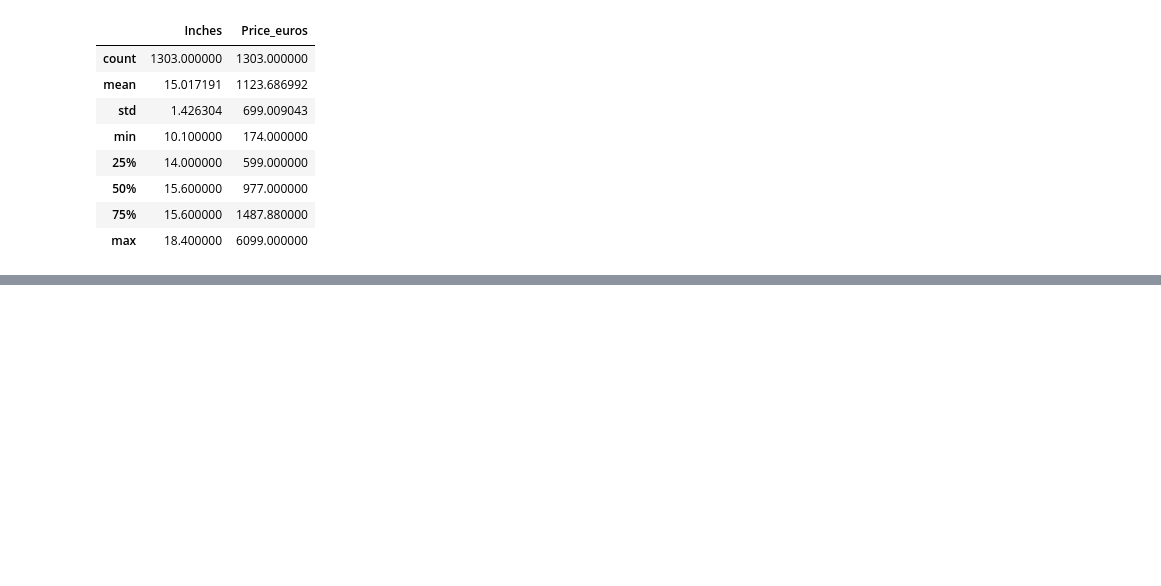
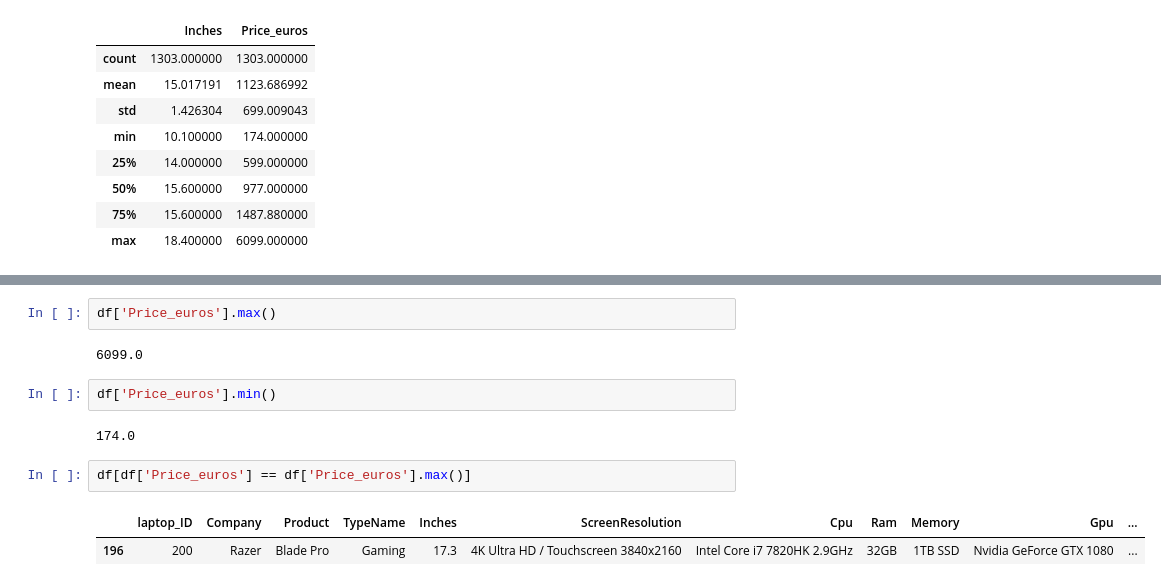
Before and after one commit to alsu198613/GB4623_A_Python_for_Analytics, a Jupyter notebook: 2 семинар/2_sem.ipynb, the cells around one changed output, grey strips where cells are left out. Saved outputs shown, nothing was run; the diff lists cells and outputs as text; blank space fills up the shorter version.

```diff
--- a/2 семинар/2_sem.ipynb
+++ b/2 семинар/2_sem.ipynb
@@ -155,0 +188,13 @@ df.describe(include='float64')
+# %%
+df['Price_euros'].max()
+# %% [output]
+6099.0
+# %%
+df['Price_euros'].min()
+# %% [output]
+174.0
+# %%
+df[df['Price_euros'] == df['Price_euros'].max()]
+# %% [output]
+|  | laptop_ID | Company | Product | TypeName | Inches | ScreenResolution | Cpu | Ram | Memory | Gpu | ... |
+| 196 | 200 | Razer | Blade Pro | Gaming | 17.3 | 4K Ultra HD / Touchscreen 3840x2160 | Intel Core i7 7820HK 2.9GHz | 32GB | 1TB SSD | Nvidia GeForce GTX 1080 | ... |
```
Also changed, not shown: parts of 28 cells of this notebook, 2 other files.
